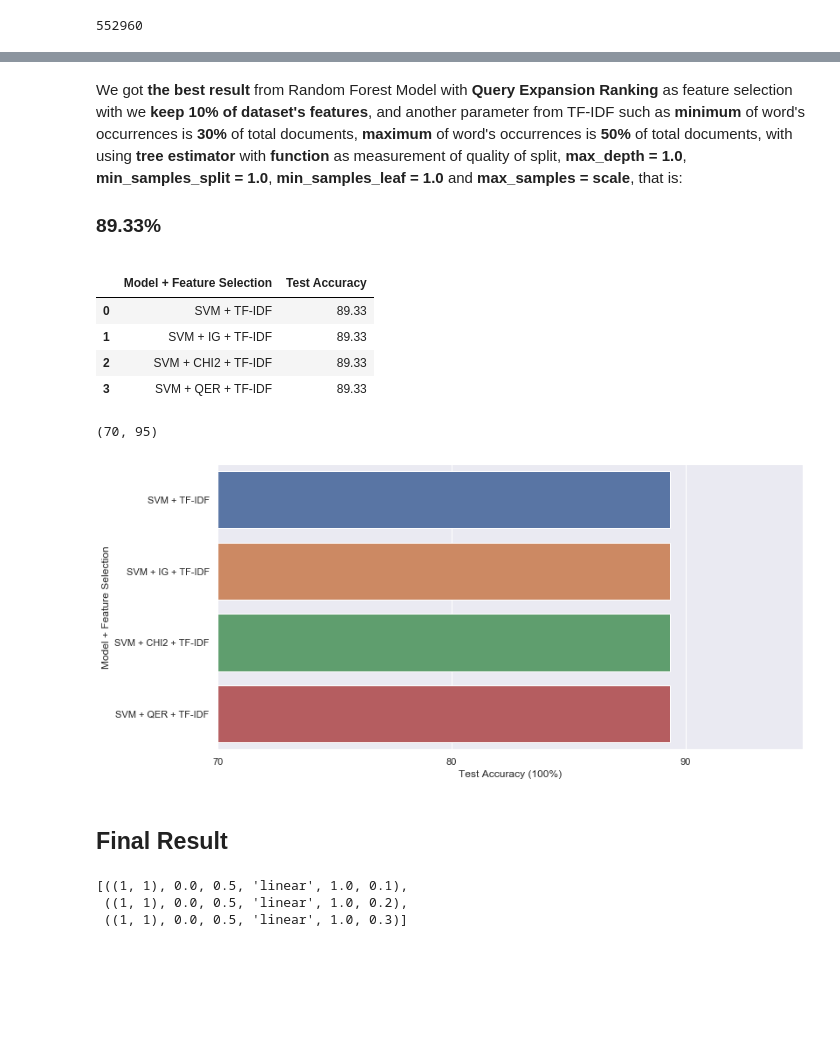
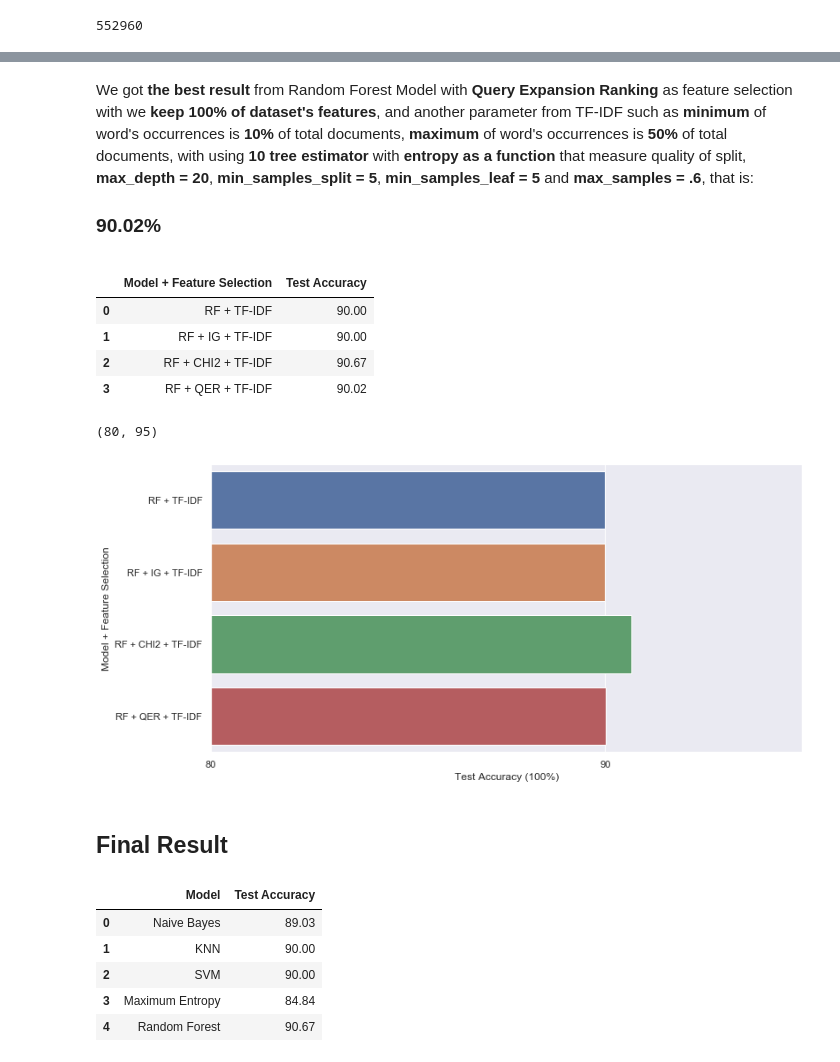
Before and after one commit to chuun17/sentiment-analysis-research-assistant-, a Jupyter notebook: 07_Modelling_Random_Forest.ipynb, the cells around one changed output, grey strips where cells are left out. Saved outputs shown, nothing was run; the diff lists cells and outputs as text; code cells hidden in the pictures; blank space fills up the shorter version.

Commit message:
training random forest

```diff
--- a/07_Modelling_Random_Forest.ipynb
+++ b/07_Modelling_Random_Forest.ipynb
@@ -589,7 +599,7 @@ max_depth = [20, 50, 100, None]
 min_samples_split = [2, 5, 10, .1]
 min_samples_leaf = [1, 5, 10]
 max_samples = [None, .6, .8]
-keep_data = [.1, .2, .3, .4]
+keep_data = [.1, .2, .3, .4, .5, .6, .7, .8, .9, .95, 1.]
 
 param_combinations = list(product(min_df, max_df, n_estimators, criterion,
                                   max_depth, min_samples_split,
@@ -639,7 +649,7 @@ for i in range(NUM_BATCHES):
         clf = RandomForestClassifier(n_estimators=param[2], criterion=param[3],
                                      max_depth=param[4], min_samples_split=param[5],
                                      min_samples_leaf=param[6], max_samples=param[7],
-                                     random_state=13)
+                                     n_jobs=, random_state=13)
         clf.fit(train_features, train_labels)
         train_acc = clf.score(train_features, train_labels)
         test_acc = clf.score(test_features, test_labels)
@@ -707,50 +736,53 @@ history_qer[['Train Acc (min_df=0.1, max_df=0.5, n_estimators=50, criterion=gini
 # %% [markdown]
 We got <b>the best result</b> from Random Forest Model with <b>Query Expansion Ranking</b>
-as feature selection with we <b>keep 10% of dataset's features</b>,
+as feature selection with we <b>keep 100% of dataset's features</b>,
 and another parameter from TF-IDF such as
-<b>minimum</b> of word's occurrences is <b>30%</b> of total documents,
+<b>minimum</b> of word's occurrences is <b>10%</b> of total documents,
 <b>maximum</b> of word's occurrences is <b>50%</b> of total documents,
-with using <b> tree estimator</b> with <b> function </b>as measurement of quality of split,
-<b>max_depth = 1.0</b>, <b>min_samples_split = 1.0</b>, <b>min_samples_leaf = 1.0</b>
-and <b>max_samples = scale</b>,
-that is: <h3>89.33%</h3>
+with using <b>10 tree estimator</b> with <b>entropy as a function </b>that measure quality of split,
+<b>max_depth = 20</b>, <b>min_samples_split = 5</b>, <b>min_samples_leaf = 5</b>
+and <b>max_samples = .6</b>,
+that is: <h3>90.02%</h3>
 # %%
 models = ['RF + TF-IDF', 'RF + IG + TF-IDF',
           'RF + CHI2 + TF-IDF', 'RF + QER + TF-IDF']
-test_accuracy_avg = [90.00, 90.00, 89.33, 90.00]
+test_accuracy_avg = [90.00, 90.00, 90.67, 90.02]
 
 res_df = pd.DataFrame({'Model + Feature Selection': models, 'Test Accuracy': test_accuracy_avg})
 res_df
 # %% [output]
 |  | Model + Feature Selection | Test Accuracy |
-| 0 | SVM + TF-IDF | 89.33 |
-| 1 | SVM + IG + TF-IDF | 89.33 |
-| 2 | SVM + CHI2 + TF-IDF | 89.33 |
-| 3 | SVM + QER + TF-IDF | 89.33 |
+| 0 | RF + TF-IDF | 90.00 |
+| 1 | RF + IG + TF-IDF | 90.00 |
+| 2 | RF + CHI2 + TF-IDF | 90.67 |
+| 3 | RF + QER + TF-IDF | 90.02 |
 # %%
 sns.set_style("whitegrid")
 sns.set(rc={'figure.figsize':(12, 6)})
 
 ax = sns.barplot(x='Test Accuracy', y='Model + Feature Selection', data=res_df)
 ax.set_xlabel('Test Accuracy (100%)')
 plt.xticks([i*10 for i in range(11)])
-plt.xlim([70, 95])
+plt.xlim([80, 95])
 # %% [output]
-(70, 95)
+(80, 95)
-[figure, old version]
+[figure, new version]
 # %% [markdown]
 ## Final Result
 # %%
 models = ['Naive Bayes', 'KNN', 'SVM',
           'Maximum Entropy', 'Random Forest']
-test_accuracy_avg = [89.03, 90.00, 90.00, 84.84, 90.00]
+test_accuracy_avg = [89.03, 90.00, 90.00, 84.84, 90.67]
 
 final_res_df = pd.DataFrame({'Model': models, 'Test Accuracy': test_accuracy_avg})
 final_res_df
 # %% [output]
-[((1, 1), 0.0, 0.5, 'linear', 1.0, 0.1),
- ((1, 1), 0.0, 0.5, 'linear', 1.0, 0.2),
- ((1, 1), 0.0, 0.5, 'linear', 1.0, 0.3)]
+|  | Model | Test Accuracy |
+| 0 | Naive Bayes | 89.03 |
+| 1 | KNN | 90.00 |
+| 2 | SVM | 90.00 |
+| 3 | Maximum Entropy | 84.84 |
+| 4 | Random Forest | 90.67 |
 # %%
 sns.set_style("whitegrid")
 sns.set(rc={'figure.figsize':(12, 6)})
```
Also changed, not shown: parts of 13 cells of this notebook.
